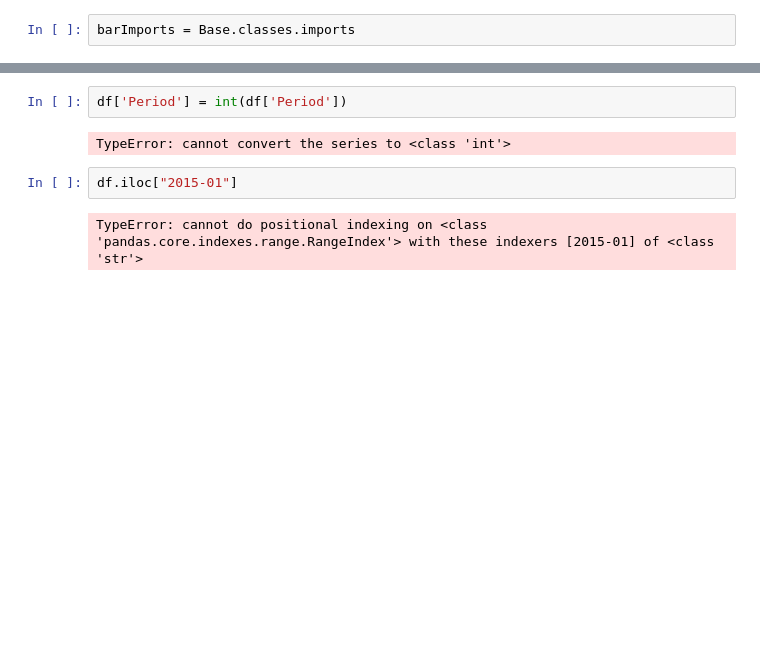
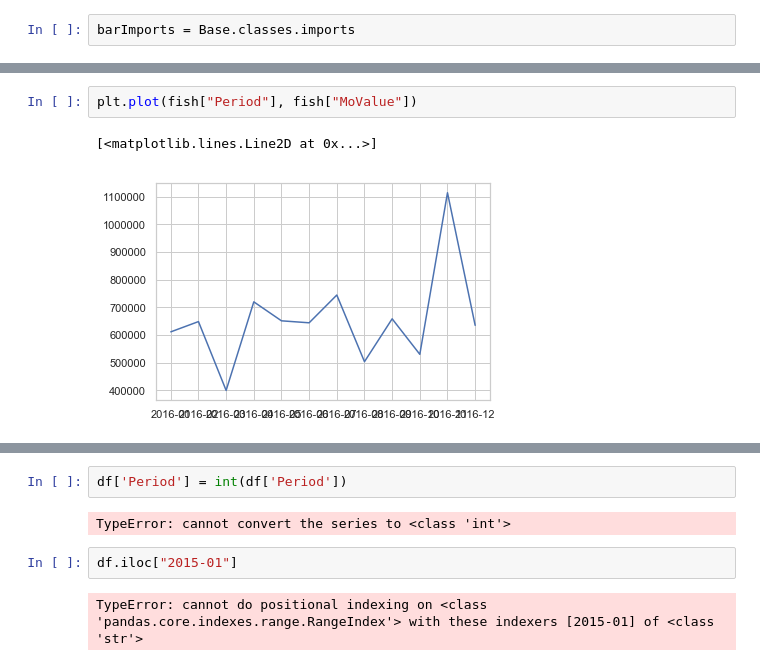
Before and after one commit to Sailendra-Mahapatra/Project2, a Jupyter notebook: Alex's Workbook/workbook.ipynb, the cells around one changed output, grey strips where cells are left out. Drawn from its saved outputs; the diff is of its cells as text; blank space fills up the shorter version.

```diff
--- a/Alex's Workbook/workbook.ipynb
+++ b/Alex's Workbook/workbook.ipynb
@@ -467,0 +520,5 @@ ModuleNotFoundError: No module named 'plotly'
+# %%
+plt.plot(fish["Period"], fish["MoValue"])
+# %% [output]
+[<matplotlib.lines.Line2D at 0x...>]
+[figure, added]
```
Also changed, not shown: parts of 26 cells of this notebook, 7 other files.
